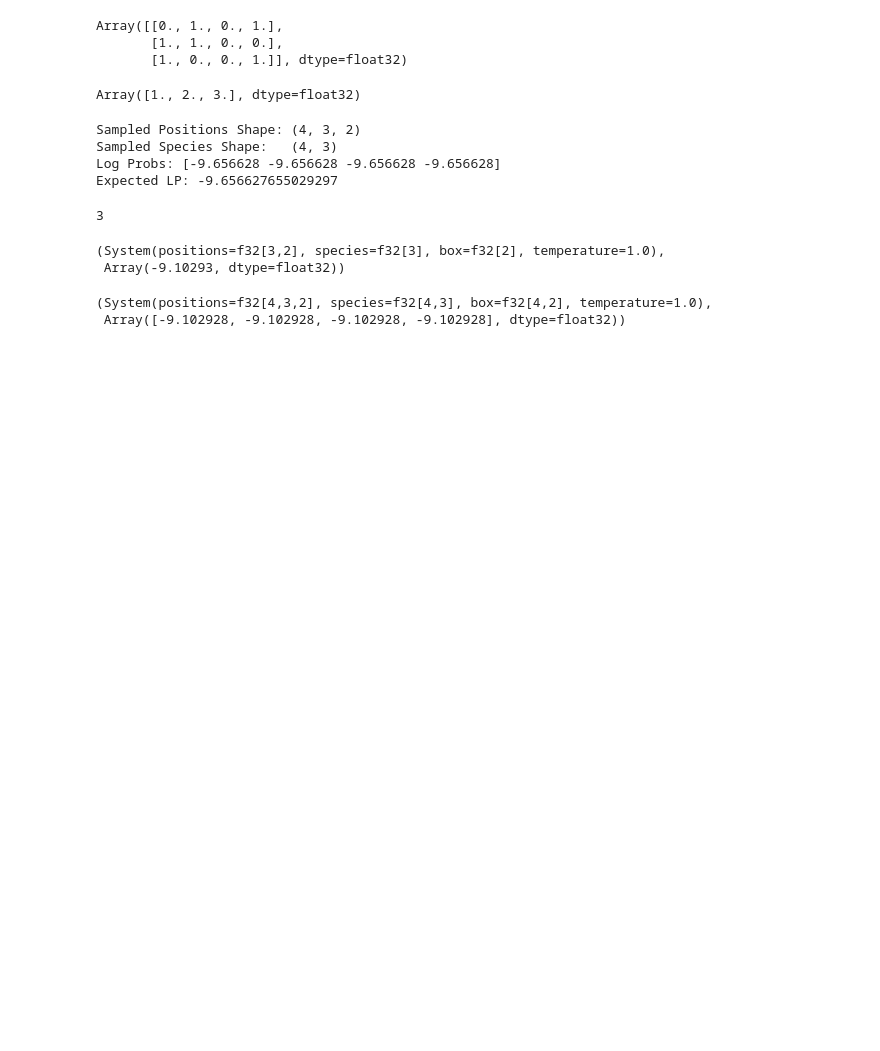
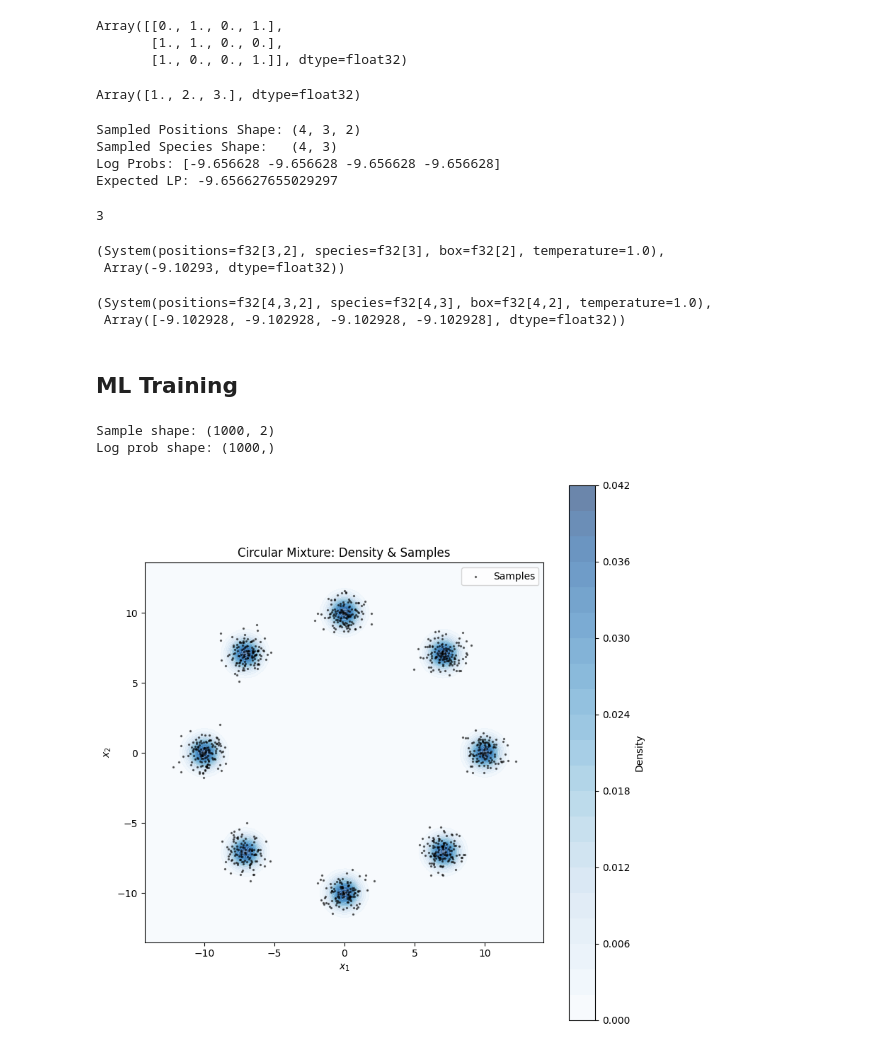
Before and after one commit to leonardogalliano/superiorflows, a Jupyter notebook: notebooks/test.ipynb, the cells around one changed output. Drawn from its saved outputs; the diff is of its cells as text; code cells hidden in the pictures; blank space fills up the shorter version.

```diff
--- a/notebooks/test.ipynb
+++ b/notebooks/test.ipynb
@@ -380,3 +380,5 @@ jax.vmap(flow.apply_map_and_log_prob)(samples)
 # %% [output]
 (System(positions=f32[4,3,2], species=f32[4,3], box=f32[4,2], temperature=1.0),
  Array([-9.102928, -9.102928, -9.102928, -9.102928], dtype=float32))
+# %% [markdown]
+## ML Training
@@ -382,0 +439,59 @@ jax.vmap(flow.apply_map_and_log_prob)(samples)
+# %%
+import matplotlib.pyplot as plt
+
+# Initialize
+mixture = CircularMixture()
+key = jax.random.PRNGKey(42)
+
+# Sample
+n_samples = 1000
+samples = mixture.sample(seed=key, sample_shape=(n_samples,))
+print(f"Sample shape: {samples.shape}")  # (1000, 2)
+
+# Log Probability
+log_probs = mixture.log_prob(samples)
+print(f"Log prob shape: {log_probs.shape}") # (1000,)
+
+# Compute Density on a Grid
+# Define bounds based on the samples to ensure we cover the area
+x_min, x_max = samples[:, 0].min() - 2, samples[:, 0].max() + 2
+y_min, y_max = samples[:, 1].min() - 2, samples[:, 1].max() + 2
+
+# Create grid
+resolution = 100
+x = jnp.linspace(x_min, x_max, resolution)
+y = jnp.linspace(y_min, y_max, resolution)
+X, Y = jnp.meshgrid(x, y)
+
+# Flatten grid to (N, 2) for log_prob evaluation
+grid_points = jnp.stack([X.ravel(), Y.ravel()], axis=1)
+
+# Evaluate log_prob and convert to density
+log_probs = mixture.log_prob(grid_points)
+density = jnp.exp(log_probs).reshape(X.shape)
+
+# --- 3. Plotting ---
+fig, ax = plt.subplots(figsize=(8, 8))
+
+# Contour plot for density
+# Using 'viridis' or 'Blues' gives a clean look
+contour = ax.contourf(X, Y, density, levels=20, cmap='Blues', alpha=0.6)
+
+# Scatter plot for samples
+# s=2 makes the points small enough not to obscure the density
+ax.scatter(samples[:, 0], samples[:, 1], s=2, c='black', alpha=0.5, label='Samples')
+
+# Formatting
+ax.set_aspect('equal')
+ax.set_title("Circular Mixture: Density & Samples")
+ax.set_xlabel("$x_1$")
+ax.set_ylabel("$x_2$")
+ax.legend(loc='upper right')
+
+plt.colorbar(contour, ax=ax, label="Density")
+plt.tight_layout()
+plt.show()
+# %% [output]
+Sample shape: (1000, 2)
+Log prob shape: (1000,)
+[figure, added]
```
Also changed, not shown: parts of 5 cells of this notebook, 7 other files.
